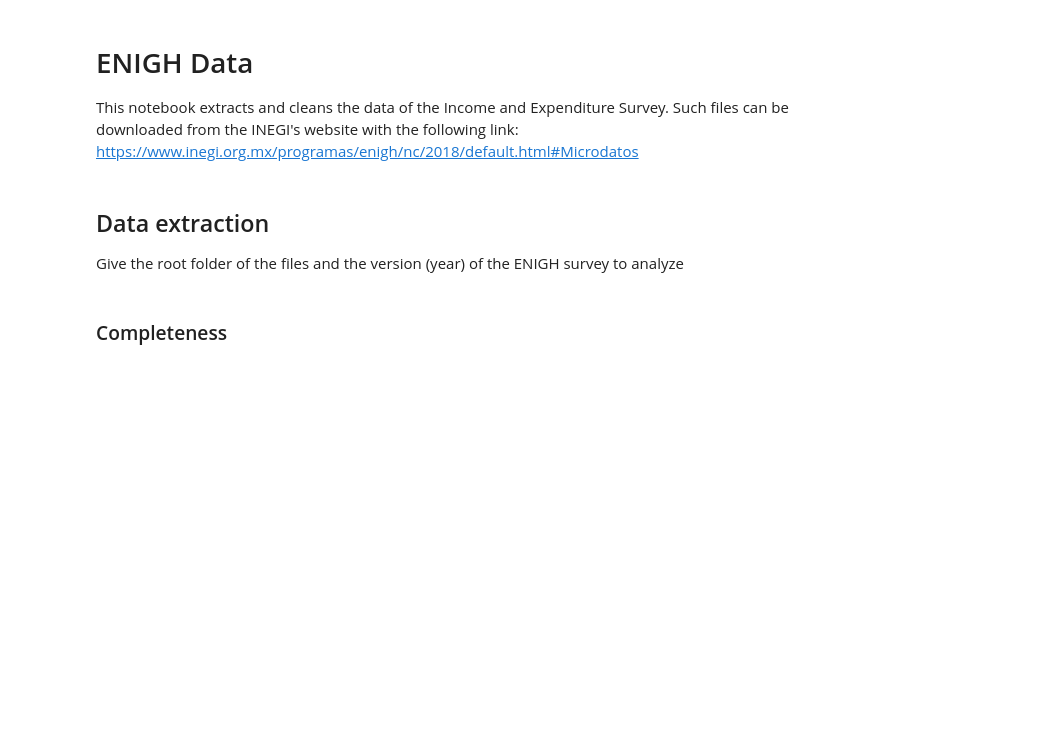
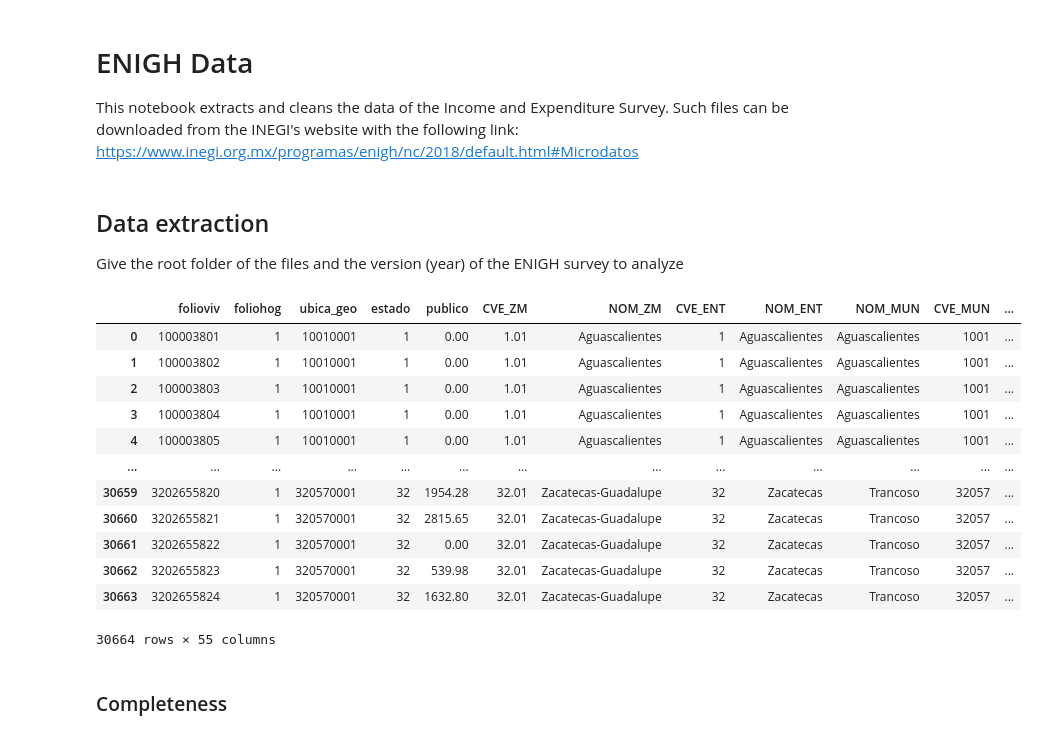
Before and after one commit to Sergio-Huezo/ResEleCon-MX, a Jupyter notebook: ENIGH data.ipynb, the cells around one changed output. Saved outputs shown, nothing was run; the diff lists cells and outputs as text; code cells hidden in the pictures; blank space fills up the shorter version.

```diff
--- a/ENIGH data.ipynb
+++ b/ENIGH data.ipynb
@@ -24,6 +25,7 @@ def extractENIGH(dataRoot, year, urban=True):
 
     # file path
     tabConHogar = r'/Ingresos y Gastos de los Hogares/' + year + '/concentradohogar.csv'
+    tabHogar = r'/Ingresos y Gastos de los Hogares/' + year + '/hogares.csv'
     tabPoblacion = r'\Ingresos y Gastos de los Hogares/' + year + '/poblacion.csv'
     tabViviendas = r'\Ingresos y Gastos de los Hogares/' + year + '/viviendas.csv'
     tabGastosH = r'\Ingresos y Gastos de los Hogares/' + year + '/gastoshogar.csv'
@@ -32,7 +34,7 @@ def extractENIGH(dataRoot, year, urban=True):
     if year=='2018':
         concentrador_cols = list(range(17)) + [19, 22, 56,82,92] # columns of interest
     elif year=='2016':
-        concentrador_cols = [0,1,2] + list(range(4,18)) + [20, 23, 57,83,93] # columns of interest
+        concentrador_cols = list(range(0,18)) + [20, 23, 57,83,93] # columns of interest
     else:
         raise ValueError('There is no data for the given year')
 
@@ -42,10 +44,16 @@ def extractENIGH(dataRoot, year, urban=True):
     if urban:
         concentrador = concentrador.loc[concentrador['tam_loc']!=4]
     if year == '2016':
-        concentrador.ubica_geo = concentrador.ubica_geo.astype(str).str[:-4].astype('int64')
-        concentrador.insert(3, "estado", concentrador.ubica_geo.astype(str).str[:-3].astype(int))
+        concentrador.insert(3, "CVE_MUN", concentrador.ubica_geo.astype(str).str[:-4].astype(int))
+        concentrador.insert(3, "estado", concentrador.CVE_MUN.astype(str).str[:-3].astype(int))
     else:
-        concentrador.insert(3, "estado", concentrador.ubica_geo.astype(str).str[:-3].astype(int))
+        concentrador.rename(columns={'ubica_geo':'CVE_MUN'}, inplace=True)
+        concentrador.insert(3, "estado", concentrador.CVE_MUN.astype(str).str[:-3].astype(int))
+
+    hogares_cols = [0,1]+[39,41,43,45] # columns of interest
+    hogares = pd.read_csv(dataRoot + tabHogar, usecols=hogares_cols, na_values=' ') # read tabla poblacion
+    hogares['vehiculos'] = hogares.iloc[:,2:].sum(axis=1, min_count=1)
+    hogares.drop(columns=['num_auto','num_van','num_pickup','num_moto'], inplace=True)
 
     poblacion_cols = [0,1,2,5,40] # columns of interest
     poblacion = pd.read_csv(dataRoot + tabPoblacion, usecols=poblacion_cols, na_values=' ') # read tabla poblacion
@@ -66,10 +74,10 @@ def extractENIGH(dataRoot, year, urban=True):
     ZM_2015 = pd.read_csv(dataRoot + "\Zonas metropolitanas\ZM_2015.csv", encoding='latin-1', usecols=list(range(6)))
     if urban:
         concentrador = concentrador.merge(ZM_2015[['CVE_ZM','NOM_ZM','CVE_ENT','NOM_ENT','CVE_MUN','NOM_MUN']],
-                                      left_on='ubica_geo', right_on='CVE_MUN', how='inner')
+                                      on='CVE_MUN', how='inner')
     else:
         concentrador = concentrador.merge(ZM_2015[['CVE_ZM','NOM_ZM','CVE_ENT','NOM_ENT','CVE_MUN','NOM_MUN']],
-                                      left_on='ubica_geo', right_on='CVE_MUN', how='left')
+                                      on='CVE_MUN', how='left')
     # fix column order
     concentrador = concentrador[list(concentrador)[:4]+list(concentrador)[-6:]+list(concentrador)[4:-6]]
 
@@ -94,6 +102,8 @@ def extractENIGH(dataRoot, year, urban=True):
     # Merge with concentrador Hogar
     con = concentrador.merge(pob, on=['folioviv','foliohog'], how='left')
 
+    # Merge with vehicules Hogar
+    con = concentrador.merge(hogares, on=['folioviv','foliohog'], how='left')
 
     # Housing
     con = con.merge(vivienda, on='folioviv', how='left') # Merge dataframes
@@ -137,6 +147,23 @@ con_2018 = extractENIGH(dataRoot, year,)
 # %%
+dataRoot = r'D:\Tesis\Datos' #path of data folder
 year = '2016'
-con_2016 = extractENIGH(dataRoot, year, urban=False)
+con_2016 = extractENIGH(dataRoot, year, urban=True)
+# %%
+con_2016
+# %% [output]
+|  | folioviv | foliohog | ubica_geo | estado | publico | CVE_ZM | NOM_ZM | CVE_ENT | NOM_ENT | NOM_MUN | CVE_MUN | ... |
+| 0 | 100003801 | 1 | 10010001 | 1 | 0.00 | 1.01 | Aguascalientes | 1 | Aguascalientes | Aguascalientes | 1001 | ... |
+| 1 | 100003802 | 1 | 10010001 | 1 | 0.00 | 1.01 | Aguascalientes | 1 | Aguascalientes | Aguascalientes | 1001 | ... |
+| 2 | 100003803 | 1 | 10010001 | 1 | 0.00 | 1.01 | Aguascalientes | 1 | Aguascalientes | Aguascalientes | 1001 | ... |
+| 3 | 100003804 | 1 | 10010001 | 1 | 0.00 | 1.01 | Aguascalientes | 1 | Aguascalientes | Aguascalientes | 1001 | ... |
+| 4 | 100003805 | 1 | 10010001 | 1 | 0.00 | 1.01 | Aguascalientes | 1 | Aguascalientes | Aguascalientes | 1001 | ... |
+| ... | ... | ... | ... | ... | ... | ... | ... | ... | ... | ... | ... | ... |
+| 30659 | 3202655820 | 1 | 320570001 | 32 | 1954.28 | 32.01 | Zacatecas-Guadalupe | 32 | Zacatecas | Trancoso | 32057 | ... |
+| 30660 | 3202655821 | 1 | 320570001 | 32 | 2815.65 | 32.01 | Zacatecas-Guadalupe | 32 | Zacatecas | Trancoso | 32057 | ... |
+| 30661 | 3202655822 | 1 | 320570001 | 32 | 0.00 | 32.01 | Zacatecas-Guadalupe | 32 | Zacatecas | Trancoso | 32057 | ... |
+| 30662 | 3202655823 | 1 | 320570001 | 32 | 539.98 | 32.01 | Zacatecas-Guadalupe | 32 | Zacatecas | Trancoso | 32057 | ... |
+| 30663 | 3202655824 | 1 | 320570001 | 32 | 1632.80 | 32.01 | Zacatecas-Guadalupe | 32 | Zacatecas | Trancoso | 32057 | ... |
+30664 rows × 55 columns
 # %% [markdown]
 ### Completeness
 # %%
```
Also changed, not shown: parts of 12 cells of this notebook, 4 other files.
